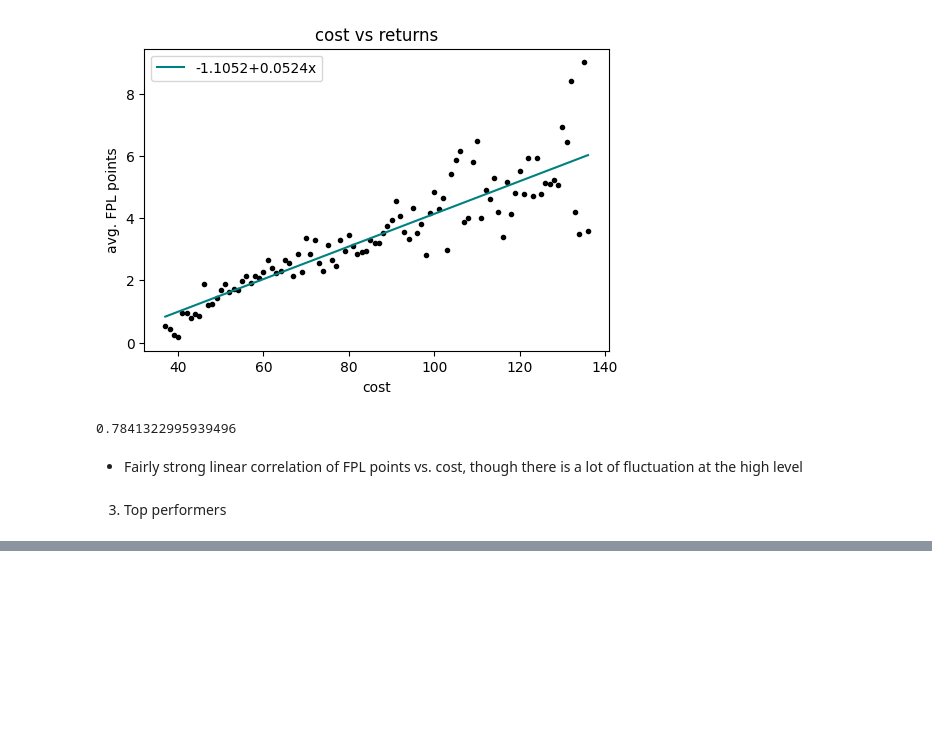
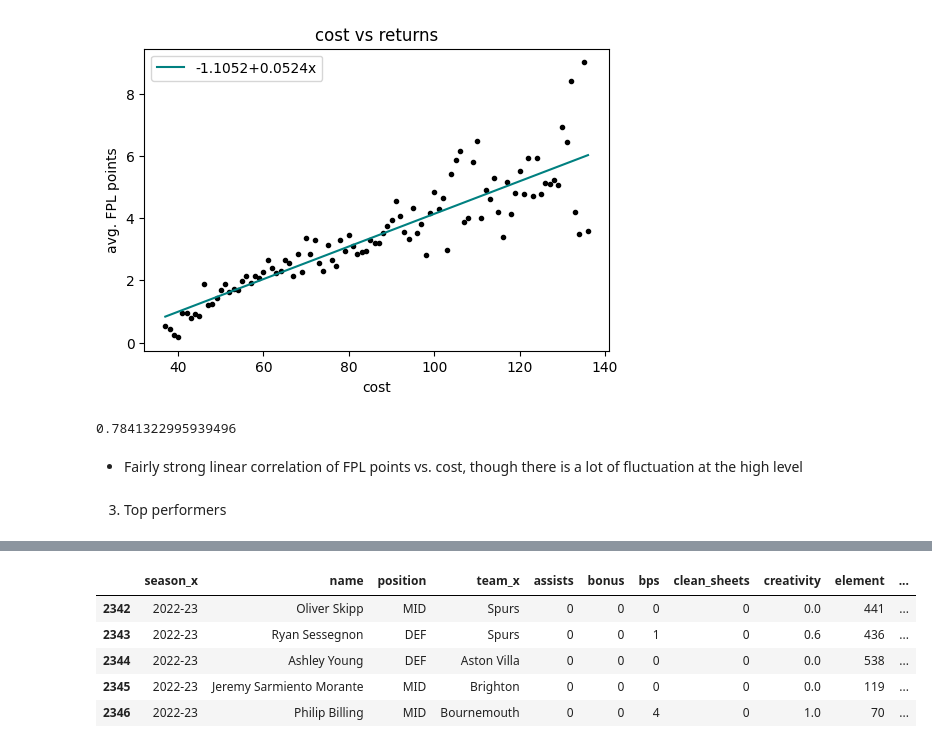
Before and after one commit to bryantx22/ML_FPL, a Jupyter notebook: eda.ipynb, the cells around one changed output, grey strips where cells are left out. Saved outputs shown, nothing was run; the diff lists cells and outputs as text; code cells hidden in the pictures; blank space fills up the shorter version.

Commit message:
more eda, cleaning, initial look

```diff
--- a/eda.ipynb
+++ b/eda.ipynb
@@ -152,0 +222,3 @@ Marcos Alonso 779
+# %%
+fpl_raw = pd.read_csv (r"https://raw.githubusercontent.com/vaastav/Fantasy-Premier-League/master/data/cleaned_merged_seasons.csv")
+fpl_raw.drop (fpl_raw.columns[[0]], axis=1, inplace=True)
@@ -152,0 +251,5 @@ Marcos Alonso 779
+# %%
+latest = latest.rename(columns={"team": "team_x"})
+# %%
+latest = latest.drop(['xP'], axis=1)
+fpl_raw = fpl_raw.drop(['opp_team_name'], axis=1)
@@ -152,0 +264,2 @@ Marcos Alonso 779
+# %%
+merged = pd.concat ([fpl_raw, latest])
@@ -152,0 +275,9 @@ Marcos Alonso 779
+# %%
+merged.tail ()
+# %% [output]
+|  | season_x | name | position | team_x | assists | bonus | bps | clean_sheets | creativity | element | ... |
+| 2342 | 2022-23 | Oliver Skipp | MID | Spurs | 0 | 0 | 0 | 0 | 0.0 | 441 | ... |
+| 2343 | 2022-23 | Ryan Sessegnon | DEF | Spurs | 0 | 0 | 1 | 0 | 0.6 | 436 | ... |
+| 2344 | 2022-23 | Ashley Young | DEF | Aston Villa | 0 | 0 | 0 | 0 | 0.0 | 538 | ... |
+| 2345 | 2022-23 | Jeremy Sarmiento Morante | MID | Brighton | 0 | 0 | 0 | 0 | 0.0 | 119 | ... |
+| 2346 | 2022-23 | Philip Billing | MID | Bournemouth | 0 | 0 | 4 | 0 | 1.0 | 70 | ... |
```
Also changed, not shown: parts of 20 cells of this notebook, 2 other files.
